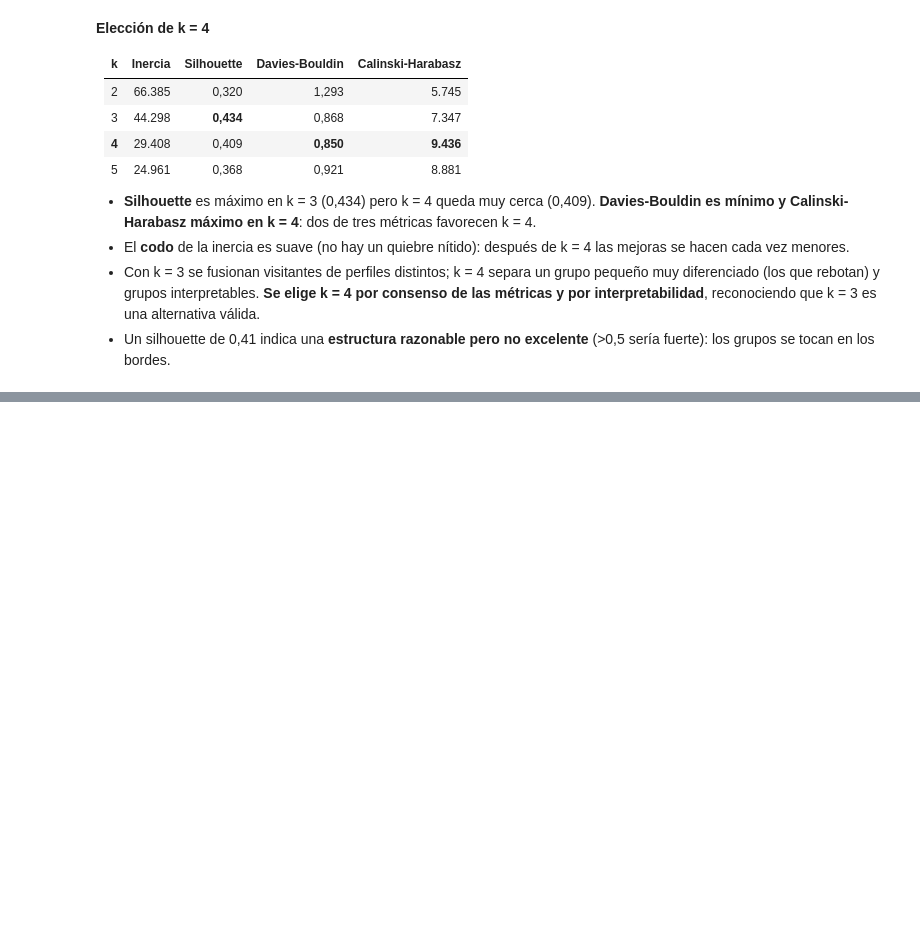
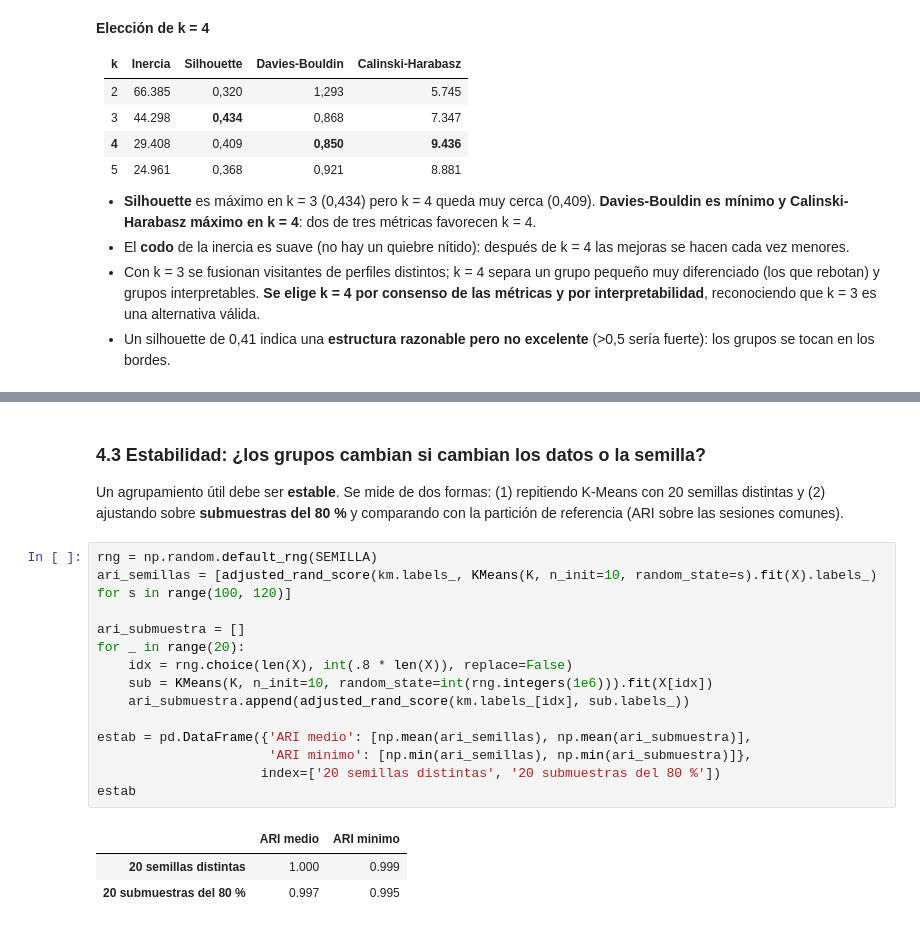
Before and after one commit to Xantyagoh/grupo3-ml-intencion-compra, a Jupyter notebook: evaluacion 4/notebooks/04_no_supervisado.ipynb, the cells around one changed output, grey strips where cells are left out. Drawn from its saved outputs; the diff is of its cells as text; blank space fills up the shorter version.

```diff
--- a/evaluacion 4/notebooks/04_no_supervisado.ipynb
+++ b/evaluacion 4/notebooks/04_no_supervisado.ipynb
@@ -113,0 +175,21 @@ sel_k
+# %% [markdown]
+### 4.3 Estabilidad: ¿los grupos cambian si cambian los datos o la semilla?
+Un agrupamiento útil debe ser **estable**. Se mide de dos formas: (1) repitiendo K-Means con 20 semillas distintas y (2) ajustando sobre **submuestras del 80 %** y comparando con la partición de referencia (ARI sobre las sesiones comunes).
+# %%
+rng = np.random.default_rng(SEMILLA)
+ari_semillas = [adjusted_rand_score(km.labels_, KMeans(K, n_init=10, random_state=s).fit(X).labels_) for s in range(100, 120)]
+
+ari_submuestra = []
+for _ in range(20):
+    idx = rng.choice(len(X), int(.8 * len(X)), replace=False)
+    sub = KMeans(K, n_init=10, random_state=int(rng.integers(1e6))).fit(X[idx])
+    ari_submuestra.append(adjusted_rand_score(km.labels_[idx], sub.labels_))
+
+estab = pd.DataFrame({'ARI medio': [np.mean(ari_semillas), np.mean(ari_submuestra)],
+                      'ARI minimo': [np.min(ari_semillas), np.min(ari_submuestra)]},
+                     index=['20 semillas distintas', '20 submuestras del 80 %'])
+estab
+# %% [output]
+|  | ARI medio | ARI minimo |
+| 20 semillas distintas | 1.000 | 0.999 |
+| 20 submuestras del 80 % | 0.997 | 0.995 |
```
Also changed, not shown: parts of 8 cells of this notebook, 2 other files.
